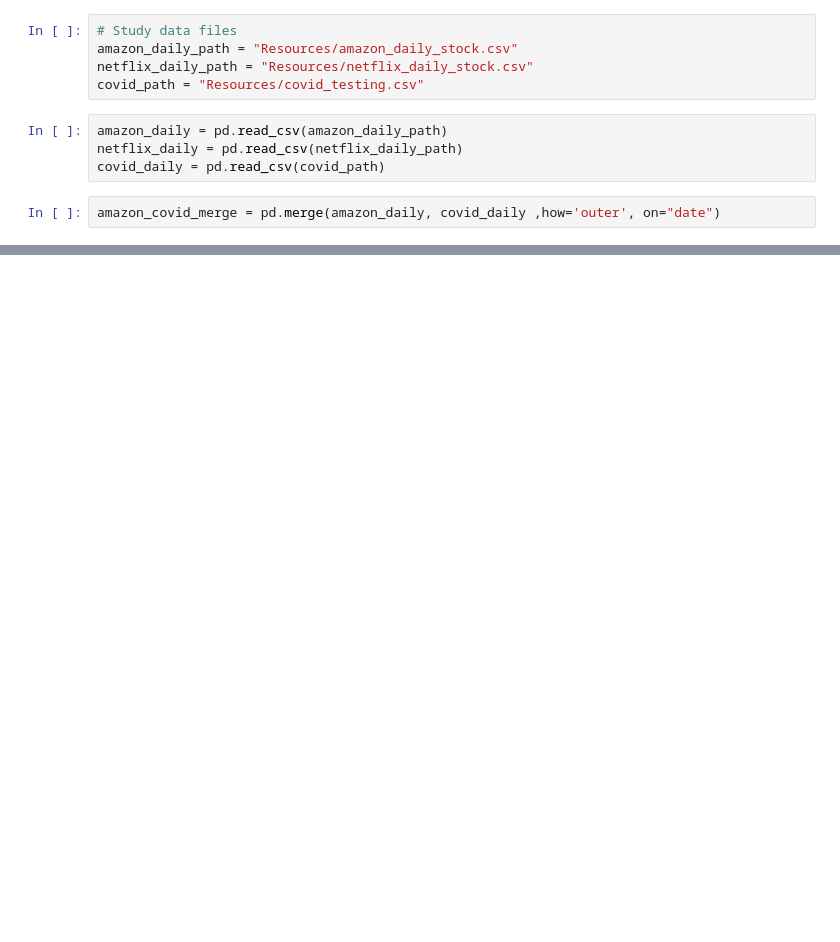
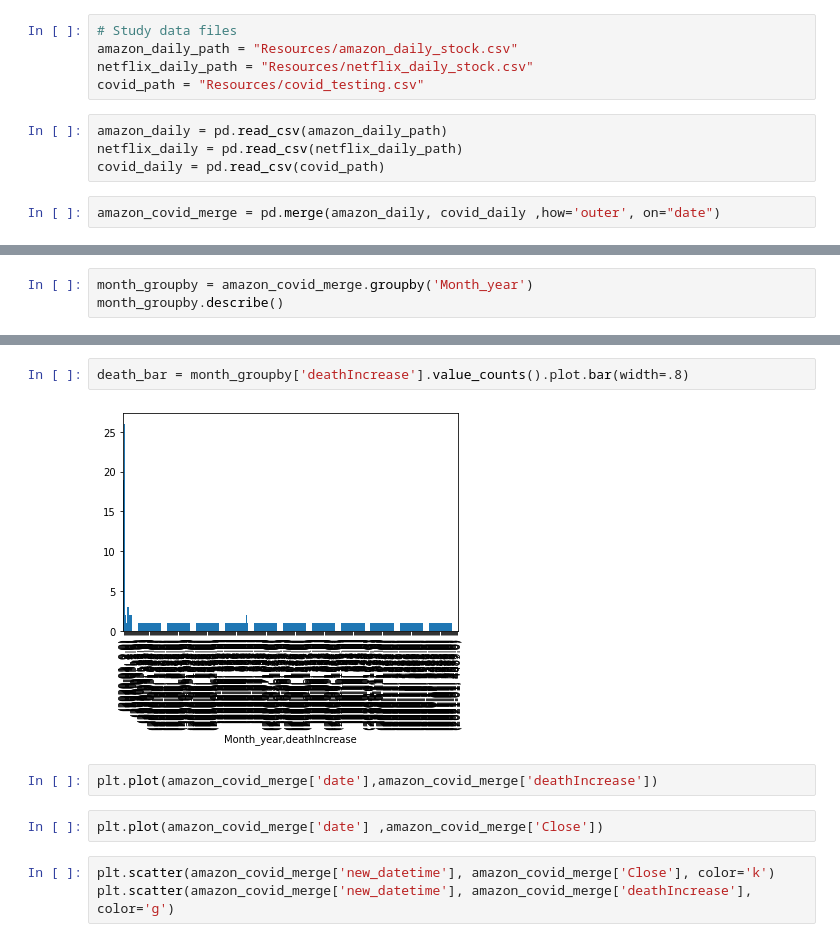
Before and after one commit to kenjyeh/US_COVID_Impact, a Jupyter notebook: Stock Comparisons/Stock Comparison.ipynb, the cells around one changed output, grey strips where cells are left out. Saved outputs shown, nothing was run; the diff lists cells and outputs as text; blank space fills up the shorter version.

```diff
--- a/Stock Comparisons/Stock Comparison.ipynb
+++ b/Stock Comparisons/Stock Comparison.ipynb
@@ -29,0 +77,3 @@ amazon_covid_merge.head()
+# %%
+month_groupby = amazon_covid_merge.groupby('Month_year')
+month_groupby.describe()
@@ -29,0 +98,11 @@ amazon_covid_merge.head()
+# %%
+death_bar = month_groupby['deathIncrease'].value_counts().plot.bar(width=.8)
+# %% [output]
+[figure, added]
+# %%
+plt.plot(amazon_covid_merge['date'],amazon_covid_merge['deathIncrease'])
+# %%
+plt.plot(amazon_covid_merge['date'] ,amazon_covid_merge['Close'])
+# %%
+plt.scatter(amazon_covid_merge['new_datetime'], amazon_covid_merge['Close'], color='k')
+plt.scatter(amazon_covid_merge['new_datetime'], amazon_covid_merge['deathIncrease'], color='g')
```
Also changed, not shown: parts of 8 cells of this notebook.
